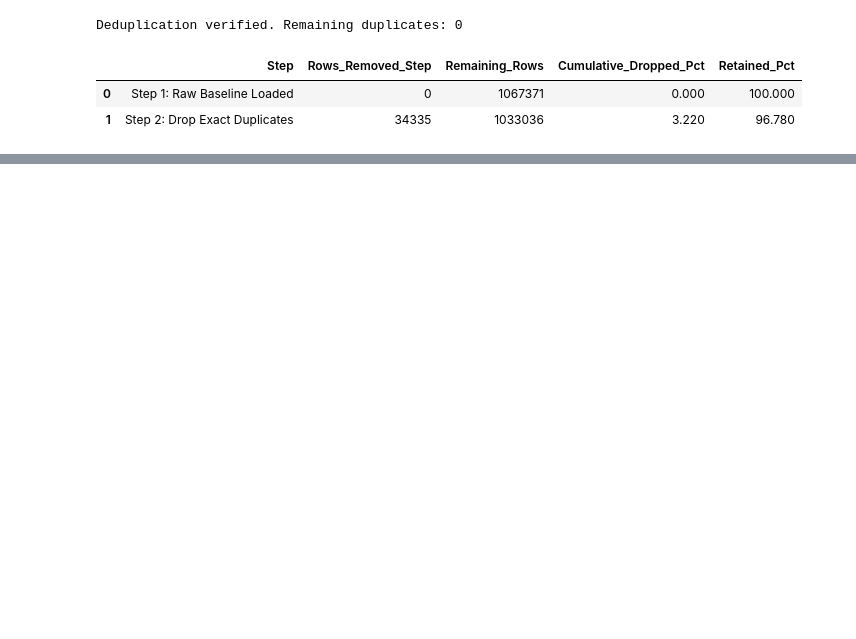
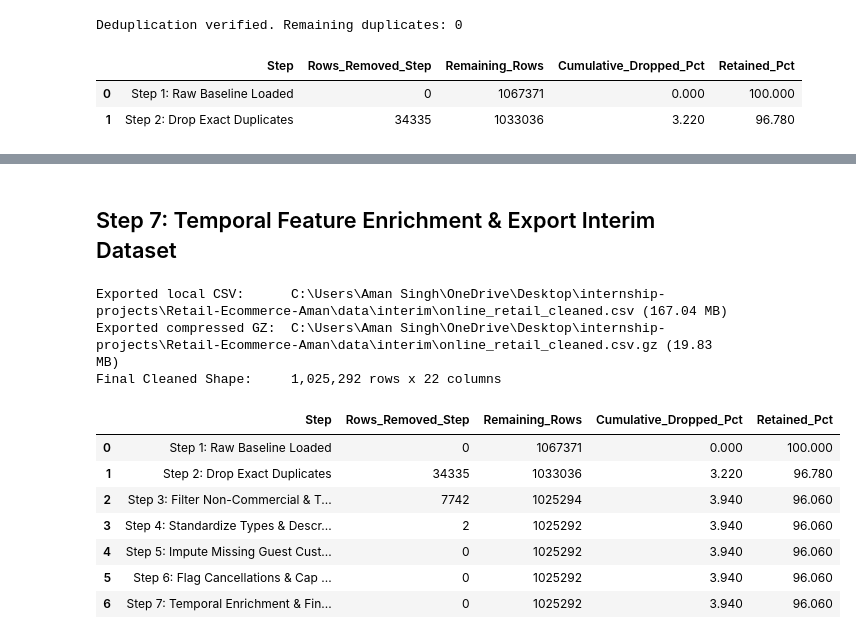
Before and after one commit to ankit-singh09/Retail-Ecommerce--CSCP, a Jupyter notebook: notebooks/Cleaning_Dataset.ipynb, the cells around one changed output, grey strips where cells are left out. Cells and saved outputs as stored; diff of their text form; code cells hidden in the pictures; blank space fills up the shorter version.

```diff
--- a/notebooks/Cleaning_Dataset.ipynb
+++ b/notebooks/Cleaning_Dataset.ipynb
@@ -92,0 +310,36 @@ Deduplication verified. Remaining duplicates: 0
+# %% [markdown]
+## Step 7: Temporal Feature Enrichment & Export Interim Dataset
+# %%
+df['Year'] = df['InvoiceDate'].dt.year
+df['Month'] = df['InvoiceDate'].dt.month
+df['YearMonth'] = df['InvoiceDate'].dt.to_period('M').astype(str)
+df['DayOfWeek'] = df['InvoiceDate'].dt.day_name()
+df['Hour'] = df['InvoiceDate'].dt.hour
+df['Is_Partial_Month'] = df['YearMonth'] == '2011-12'
+
+df = df.reset_index(drop=True)
+
+interim_dir = project_root / 'data' / 'interim'
+interim_dir.mkdir(parents=True, exist_ok=True)
+csv_out = interim_dir / 'online_retail_cleaned.csv'
+gz_out = interim_dir / 'online_retail_cleaned.csv.gz'
+
+df.to_csv(csv_out, index=False)
+df.to_csv(gz_out, index=False, compression='gzip')
+
+print(f"Exported local CSV:      {csv_out} ({csv_out.stat().st_size / (1024**2):.2f} MB)")
+print(f"Exported compressed GZ:  {gz_out} ({gz_out.stat().st_size / (1024**2):.2f} MB)")
+print(f"Final Cleaned Shape:     {df.shape[0]:,} rows x {df.shape[1]} columns")
+display(record_step("Step 7: Temporal Enrichment & Finalize", df))
+# %% [output]
+Exported local CSV:      C:\Users\Aman Singh\OneDrive\Desktop\internship-projects\Retail-Ecommerce-Aman\data\interim\online_retail_cleaned.csv (167.04 MB)
+Exported compressed GZ:  C:\Users\Aman Singh\OneDrive\Desktop\internship-projects\Retail-Ecommerce-Aman\data\interim\online_retail_cleaned.csv.gz (19.83 MB)
+Final Cleaned Shape:     1,025,292 rows x 22 columns
+|  | Step | Rows_Removed_Step | Remaining_Rows | Cumulative_Dropped_Pct | Retained_Pct |
+| 0 | Step 1: Raw Baseline Loaded | 0 | 1067371 | 0.000 | 100.000 |
+| 1 | Step 2: Drop Exact Duplicates | 34335 | 1033036 | 3.220 | 96.780 |
+| 2 | Step 3: Filter Non-Commercial & T... | 7742 | 1025294 | 3.940 | 96.060 |
+| 3 | Step 4: Standardize Types & Descr... | 2 | 1025292 | 3.940 | 96.060 |
+| 4 | Step 5: Impute Missing Guest Cust... | 0 | 1025292 | 3.940 | 96.060 |
+| 5 | Step 6: Flag Cancellations & Cap ... | 0 | 1025292 | 3.940 | 96.060 |
+| 6 | Step 7: Temporal Enrichment & Fin... | 0 | 1025292 | 3.940 | 96.060 |
```
Also changed, not shown: parts of 21 cells of this notebook, 3 other files.
